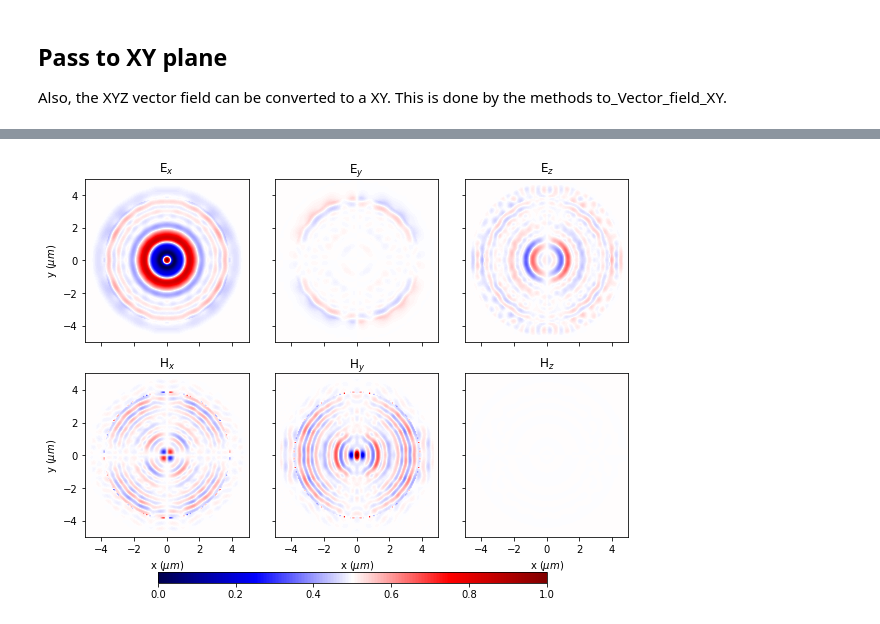
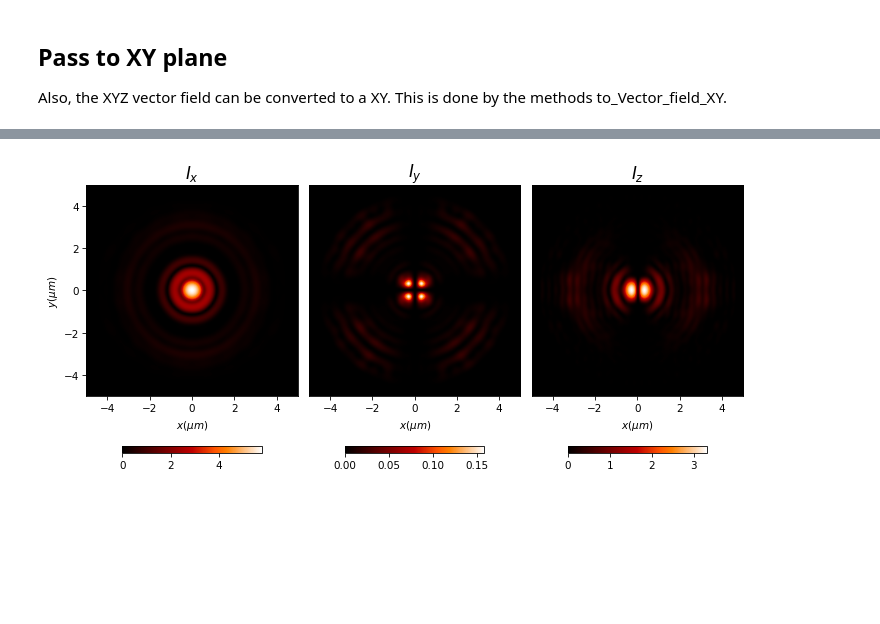
Before and after one commit to aocg-ucm/diffractio, a Jupyter notebook: docs/source/tutorial_vector/vector_XYZ/tutorial_vector_XYZ.ipynb, the cells around one changed output, grey strips where cells are left out. Drawn from its saved outputs; the diff is of its cells as text; code cells hidden in the pictures; blank space fills up the shorter version.

```diff
--- a/docs/source/tutorial_vector/vector_XYZ/tutorial_vector_XYZ.ipynb
+++ b/docs/source/tutorial_vector/vector_XYZ/tutorial_vector_XYZ.ipynb
@@ -139,5 +139,6 @@ Eyz.draw("EH", draw_borders=True, color="k.", ms=0.5)
 
 Also, the XYZ vector field can be converted to a XY. This is done by the methods to_Vector_field_XY.
 # %%
-Exy = Exyz.to_Vector_field_XY(z0=6 * um)
+Exy = Exyz.to_Vector_field_XY(z0=9.5 * um)
 Exy.surface_detection(has_draw=False)
+Exy.draw("EH")
@@ -144,4 +147,4 @@ Exy.surface_detection(has_draw=False)
 # %%
-Exy.draw("EH")
+Exy.draw("intensities", logarithm=1e1)
 # %% [output]
-[figure, old version]
+[figure, new version]
```
Also changed, not shown: parts of 4 cells of this notebook, 1 other file.
